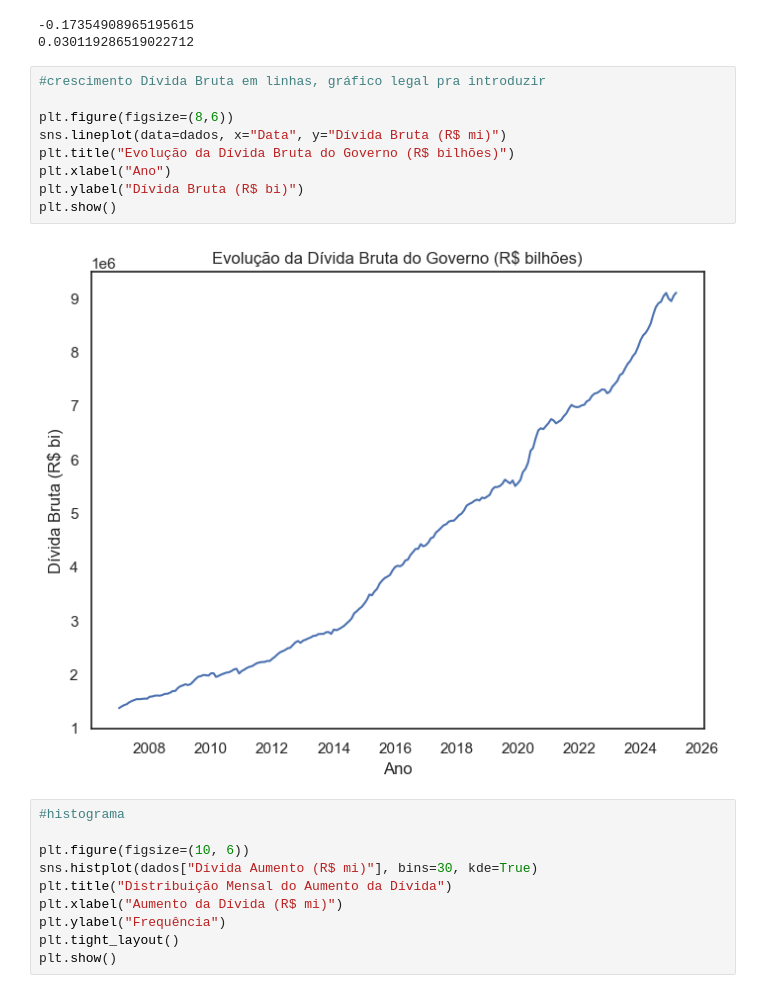
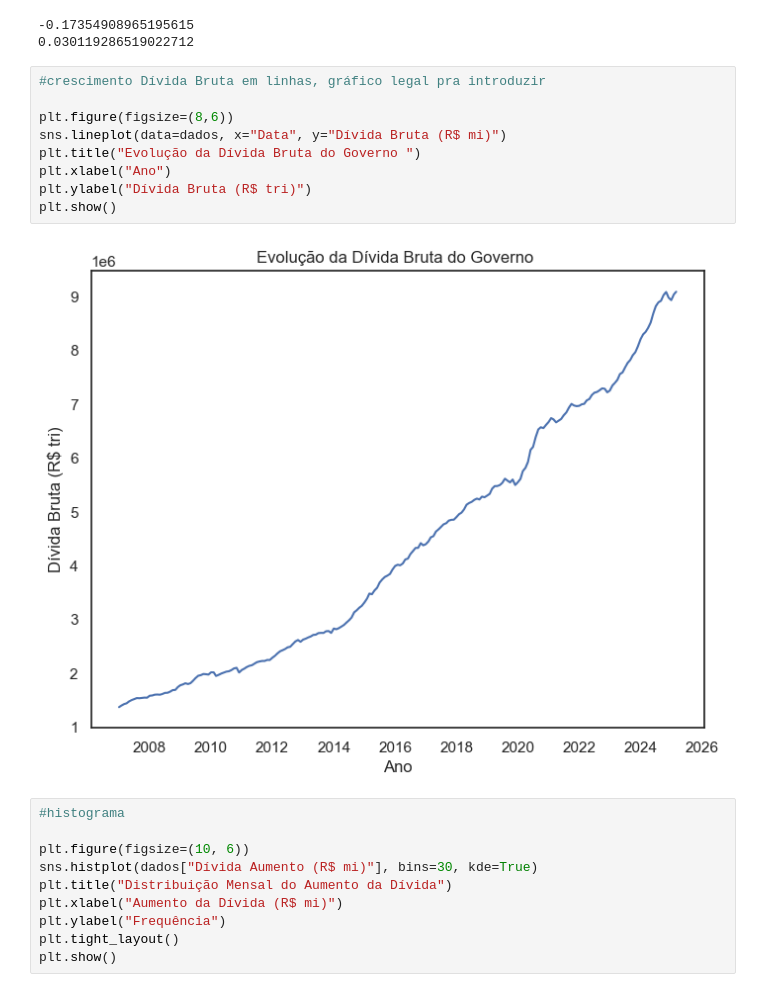
Before and after one commit to rodrigogrinfeld1/Projeto-DEV---Grupo-1, a Jupyter notebook: Código.ipynb, the cells around one changed output. Cells and saved outputs as stored; diff of their text form.

```diff
--- a/Código.ipynb
+++ b/Código.ipynb
@@ -117,14 +161,14 @@ print(rquadrado)
 # %%
 #crescimento Dívida Bruta em linhas, gráfico legal pra introduzir
 
 plt.figure(figsize=(8,6))
 sns.lineplot(data=dados, x="Data", y="Dívida Bruta (R$ mi)")
-plt.title("Evolução da Dívida Bruta do Governo (R$ bilhões)")
+plt.title("Evolução da Dívida Bruta do Governo ")
 plt.xlabel("Ano")
-plt.ylabel("Dívida Bruta (R$ bi)")
+plt.ylabel("Dívida Bruta (R$ tri)")
 plt.show()
 # %% [output]
-[figure, old version]
+[figure, new version]
 # %%
 #histograma
 
```
Also changed, not shown: parts of 7 cells of this notebook, 1 other file.
